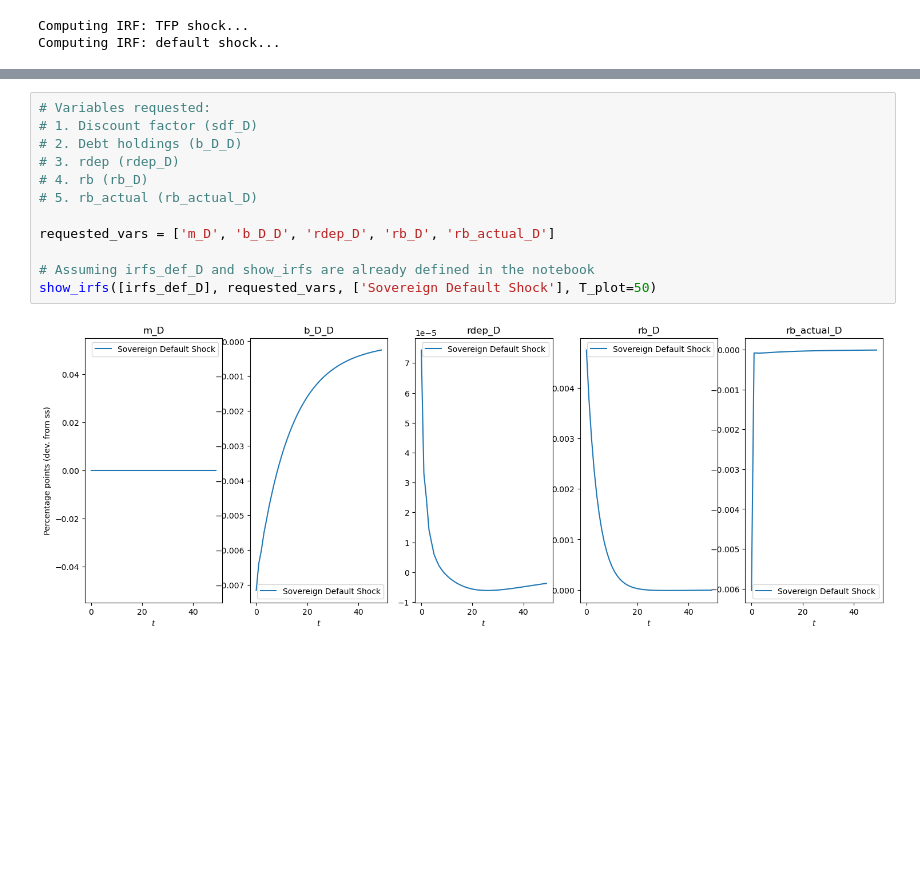
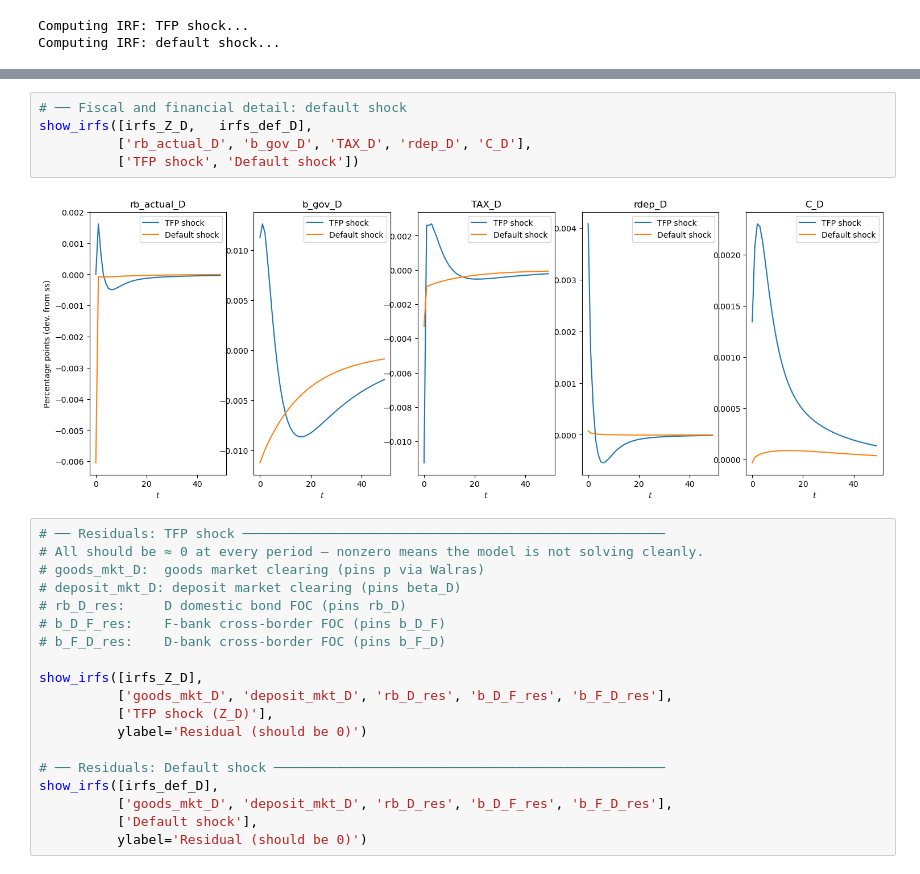
Before and after one commit to Daniel-Jensen/Quantitative_Model, a Jupyter notebook: model_v11.ipynb, the cells around one changed output, grey strips where cells are left out. Drawn from its saved outputs; the diff is of its cells as text; blank space fills up the shorter version.

```diff
--- a/model_v11.ipynb
+++ b/model_v11.ipynb
@@ -587,14 +534,26 @@ show_irfs([irfs_def_D], residuals, ['Default shock'])
 # %%
-# Variables requested:
-# 1. Discount factor (sdf_D)
-# 2. Debt holdings (b_D_D)
-# 3. rdep (rdep_D)
-# 4. rb (rb_D)
-# 5. rb_actual (rb_actual_D)
-
-requested_vars = ['m_D', 'b_D_D', 'rdep_D', 'rb_D', 'rb_actual_D']
-
-# Assuming irfs_def_D and show_irfs are already defined in the notebook
-show_irfs([irfs_def_D], requested_vars, ['Sovereign Default Shock'], T_plot=50)
+# ── Fiscal and financial detail: default shock
+show_irfs([irfs_Z_D,   irfs_def_D],
+          ['rb_actual_D', 'b_gov_D', 'TAX_D', 'rdep_D', 'C_D'],
+          ['TFP shock', 'Default shock'])
 # %% [output]
-[figure, old version]
+[figure, new version]
+# %%
+# ── Residuals: TFP shock ──────────────────────────────────────────────────────
+# All should be ≈ 0 at every period — nonzero means the model is not solving cleanly.
+# goods_mkt_D:  goods market clearing (pins p via Walras)
+# deposit_mkt_D: deposit market clearing (pins beta_D)
+# rb_D_res:     D domestic bond FOC (pins rb_D)
+# b_D_F_res:    F-bank cross-border FOC (pins b_D_F)
+# b_F_D_res:    D-bank cross-border FOC (pins b_F_D)
+
+show_irfs([irfs_Z_D],
+          ['goods_mkt_D', 'deposit_mkt_D', 'rb_D_res', 'b_D_F_res', 'b_F_D_res'],
+          ['TFP shock (Z_D)'],
+          ylabel='Residual (should be 0)')
+
+# ── Residuals: Default shock ──────────────────────────────────────────────────
+show_irfs([irfs_def_D],
+          ['goods_mkt_D', 'deposit_mkt_D', 'rb_D_res', 'b_D_F_res', 'b_F_D_res'],
+          ['Default shock'],
+          ylabel='Residual (should be 0)')
```
Also changed, not shown: parts of 3 cells of this notebook.
